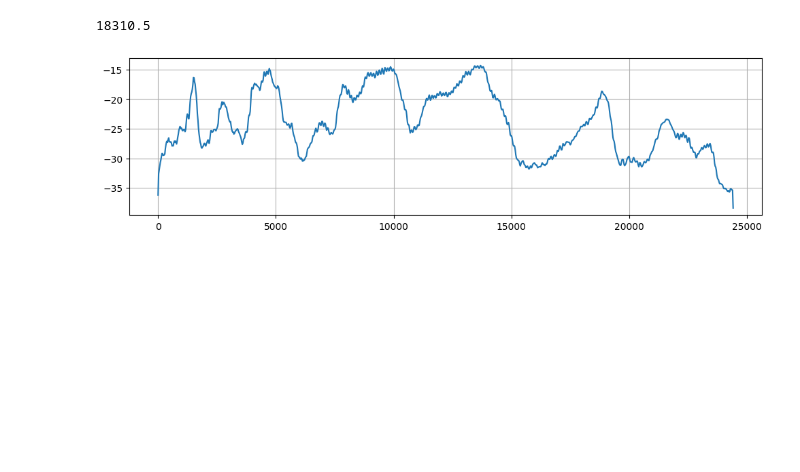
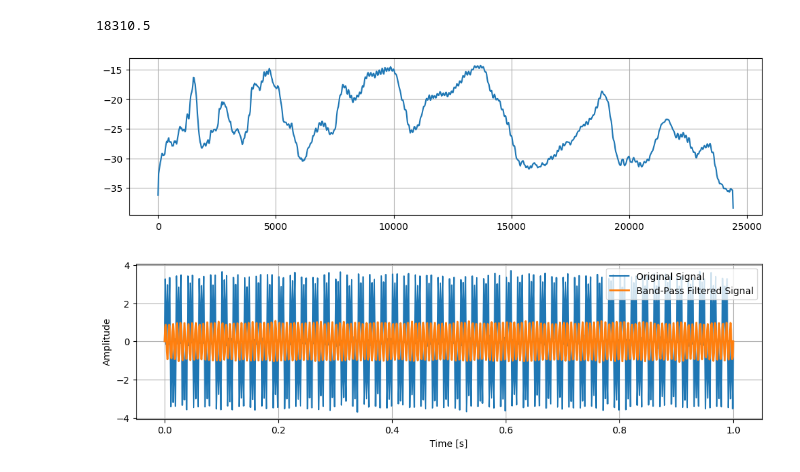
Before and after one commit to idloea/nasa-bearings, a Jupyter notebook: notebooks/frequency_domain.ipynb, the cells around one changed output. Saved outputs shown, nothing was run; the diff lists cells and outputs as text; code cells hidden in the pictures; blank space fills up the shorter version.

Commit message:
Add filters to notebook

```diff
--- a/notebooks/frequency_domain.ipynb
+++ b/notebooks/frequency_domain.ipynb
@@ -76,3 +76,35 @@ plt.grid()
 plt.show();
 # %% [output]
 [figure]
+# %%
+
+fs = 1e3
+# Generate time vector from 0 to 1 (inclusive)
+# Note: np.arange is usually [start, stop), so we add 1/fs to include 1.0
+t = np.arange(0, 1 + 1/fs, 1/fs)
+
+# Frequencies and Amplitudes
+freqs = np.array([50, 150, 250])
+amps = np.array([2, 1, 2])
+
+# Generate the signal
+# We use np.outer to multiply the column of frequencies by the row of time
+# Then we multiply by the amplitudes and sum the rows (axis=0)
+x = amps @ np.sin(2 * np.pi * np.outer(freqs, t)) + np.random.randn(len(t)) / 10
+# %%
+band_signal = signals.band_pass_filter(y=x,
+                                       sampling_frequency=fs,
+                                       low_cutoff_frequency=100,
+                                       high_cutoff_frequency=200,
+                                       filter_order=4)
+# %%
+plt.figure(figsize=(12, 3))
+plt.plot(t, x, label='Original Signal')
+plt.plot(t, band_signal, label='Band-Pass Filtered Signal', linewidth=2)
+plt.xlabel('Time [s]')
+plt.ylabel('Amplitude')
+plt.legend()
+plt.grid()
+plt.show();
+# %% [output]
+[figure, added]
```
Also changed, not shown: parts of 6 cells of this notebook.
